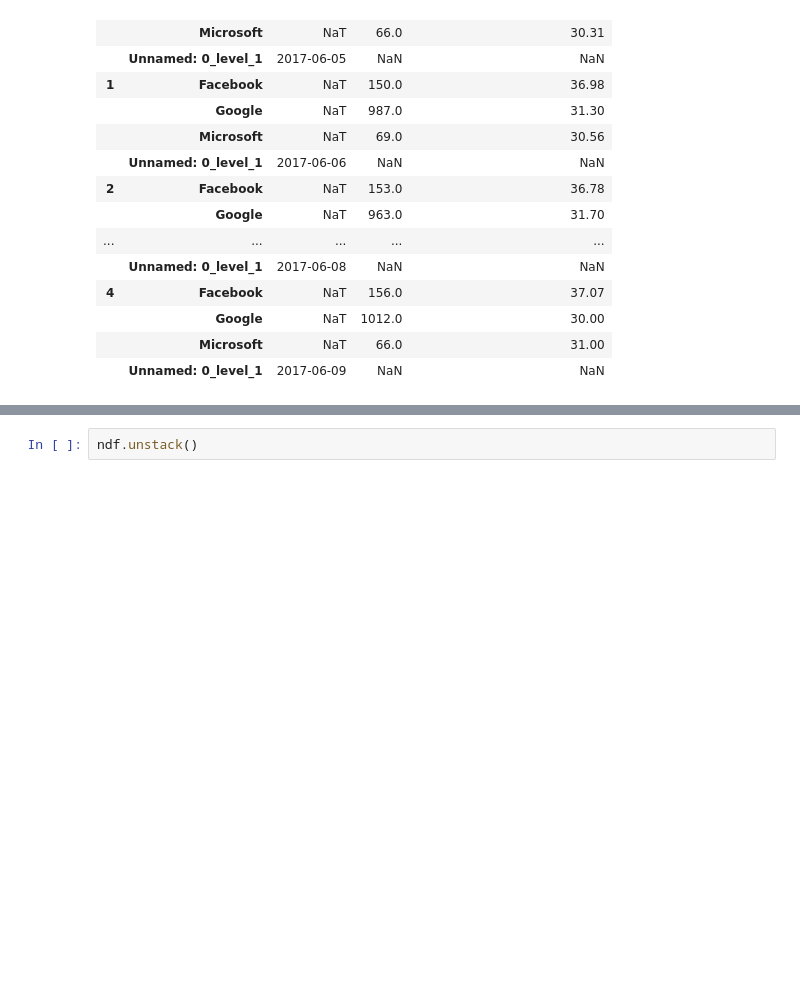
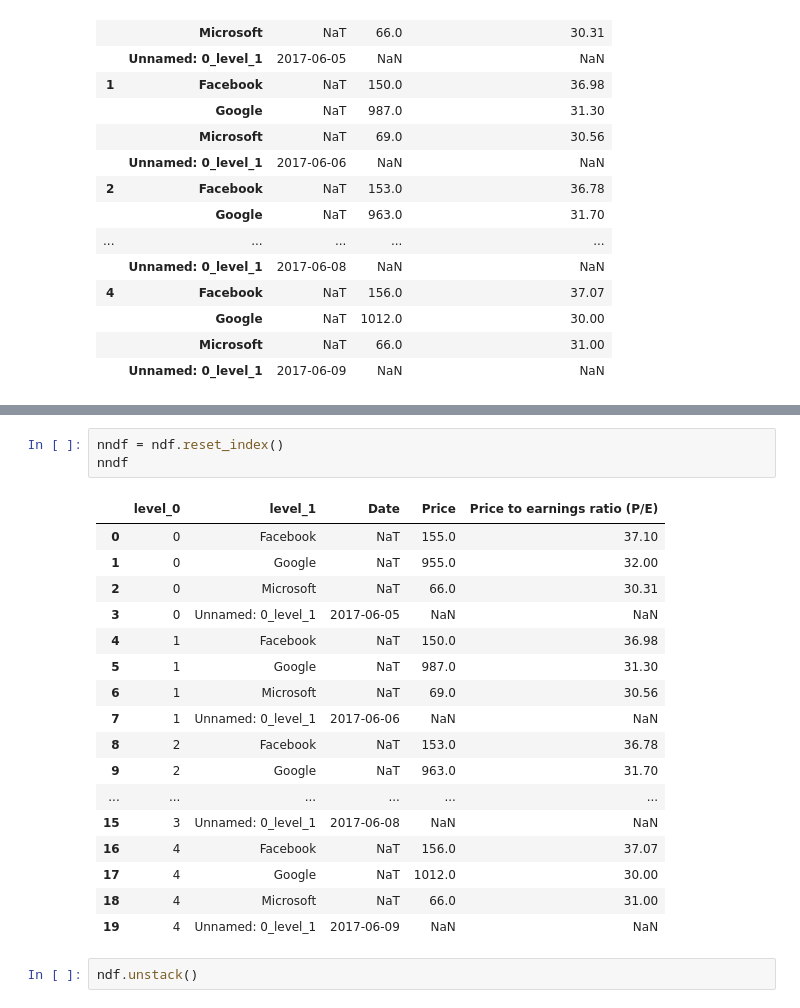
Before and after one commit to Tashyab/python-workshop, a Jupyter notebook: Pandas/LearnPandas/dataframe modification/stocks_stack.ipynb, the cells around one changed output, grey strips where cells are left out. Drawn from its saved outputs; the diff is of its cells as text; blank space fills up the shorter version.

```diff
--- a/Pandas/LearnPandas/dataframe modification/stocks_stack.ipynb
+++ b/Pandas/LearnPandas/dataframe modification/stocks_stack.ipynb
@@ -34,3 +51,24 @@ ndf
+# %%
+nndf = ndf.reset_index()
+nndf
+# %% [output]
+|  | level_0 | level_1 | Date | Price | Price to earnings ratio (P/E) |
+| 0 | 0 | Facebook | NaT | 155.0 | 37.10 |
+| 1 | 0 | Google | NaT | 955.0 | 32.00 |
+| 2 | 0 | Microsoft | NaT | 66.0 | 30.31 |
+| 3 | 0 | Unnamed: 0_level_1 | 2017-06-05 | NaN | NaN |
+| 4 | 1 | Facebook | NaT | 150.0 | 36.98 |
+| 5 | 1 | Google | NaT | 987.0 | 31.30 |
+| 6 | 1 | Microsoft | NaT | 69.0 | 30.56 |
+| 7 | 1 | Unnamed: 0_level_1 | 2017-06-06 | NaN | NaN |
+| 8 | 2 | Facebook | NaT | 153.0 | 36.78 |
+| 9 | 2 | Google | NaT | 963.0 | 31.70 |
+| ... | ... | ... | ... | ... | ... |
+| 15 | 3 | Unnamed: 0_level_1 | 2017-06-08 | NaN | NaN |
+| 16 | 4 | Facebook | NaT | 156.0 | 37.07 |
+| 17 | 4 | Google | NaT | 1012.0 | 30.00 |
+| 18 | 4 | Microsoft | NaT | 66.0 | 31.00 |
+| 19 | 4 | Unnamed: 0_level_1 | 2017-06-09 | NaN | NaN |
 # %%
 ndf.unstack()
 # %% [output]
```
Also changed, not shown: parts of 2 cells of this notebook, 21 other files.
